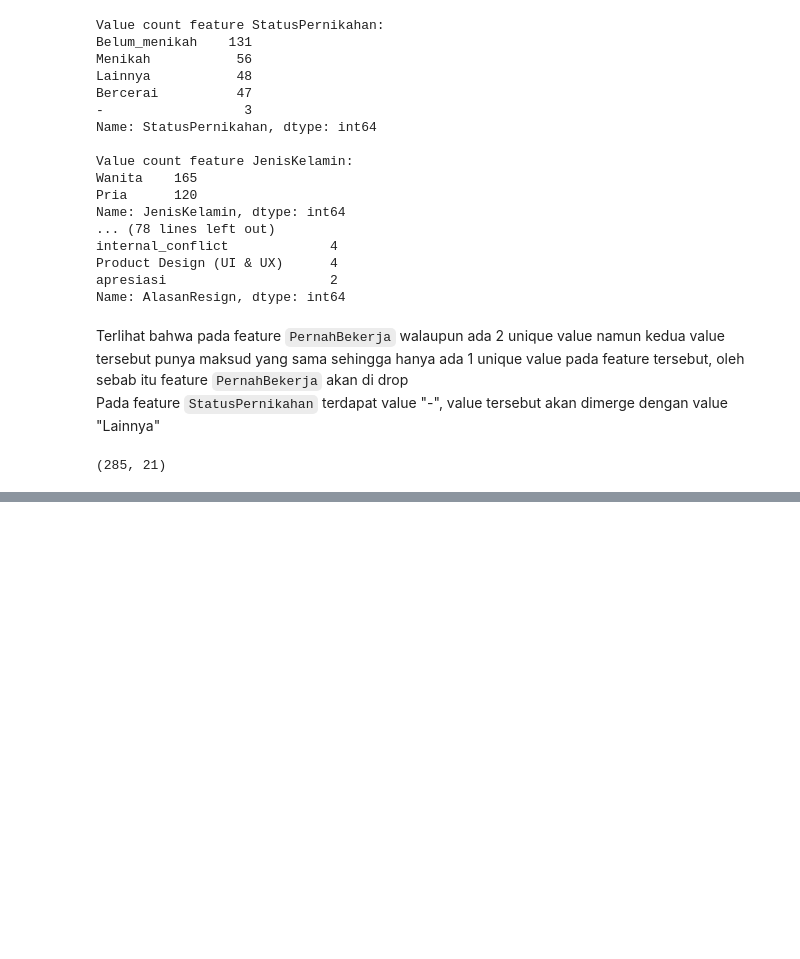
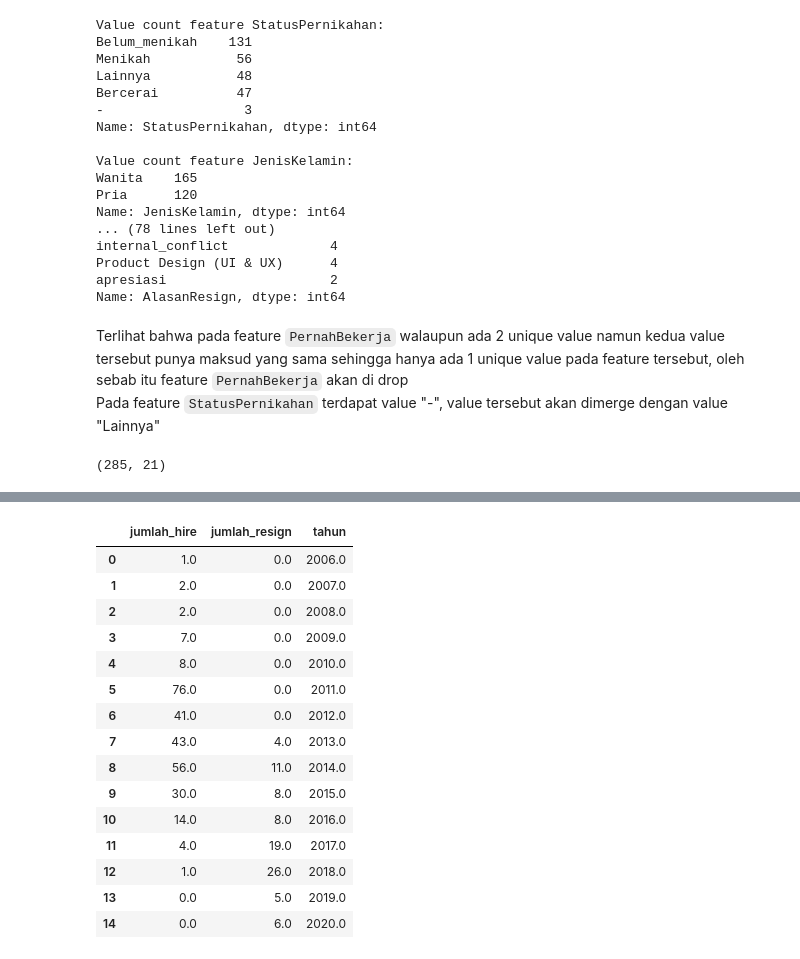
Before and after one commit to garrylgiancarlo/project-emp-retention, a Jupyter notebook: emp-retention.ipynb, the cells around one changed output, grey strips where cells are left out. Saved outputs shown, nothing was run; the diff lists cells and outputs as text; code cells hidden in the pictures; blank space fills up the shorter version.

```diff
--- a/emp-retention.ipynb
+++ b/emp-retention.ipynb
@@ -366,0 +371,7 @@ data_pre.sample(5)
+# %%
+data_an['tahun_hiring'] = pd.DatetimeIndex(data_an['TanggalHiring']).year
+data_an['tahun_resign'] = pd.DatetimeIndex(data_an['TanggalResign']).year
+# %%
+#tabel agregat karyawan yang masuk
+hire_agg = data_an.groupby(['tahun_hiring']).size().reset_index(name='jumlah_karyawan')
+hire_agg
@@ -366,0 +393,4 @@ data_pre.sample(5)
+# %%
+#tabel agregat karyawan yang keluar
+resign_agg = data_an.groupby(['tahun_resign']).size().reset_index(name='jumlah_karyawan')
+resign_agg
@@ -366,0 +408,30 @@ data_pre.sample(5)
+# %%
+# outer join the two table based on year_hiring and year_resign
+data_hiring_resign = pd.merge(hire_agg, resign_agg, left_on='tahun_hiring', right_on='tahun_resign', how='outer')
+# use fillna() function to fill missing values with 0
+data_hiring_resign.fillna(0, inplace=True)
+# combine tahun_hiring and tahun_resign into one column 'tahun'
+data_hiring_resign['tahun'] = data_hiring_resign[['tahun_hiring', 'tahun_resign']].max(axis=1)
+# drop tahun_hiring and tahun_resign
+data_hiring_resign.drop(['tahun_hiring','tahun_resign'], axis=1, inplace=True)
+data_hiring_resign = data_hiring_resign[data_hiring_resign['tahun'] != 2021]
+data_hiring_resign.rename(columns={'jumlah_karyawan_x': 'jumlah_hire', 'jumlah_karyawan_y': 'jumlah_resign'}, inplace=True)
+# %%
+data_hiring_resign
+# %% [output]
+|  | jumlah_hire | jumlah_resign | tahun |
+| 0 | 1.0 | 0.0 | 2006.0 |
+| 1 | 2.0 | 0.0 | 2007.0 |
+| 2 | 2.0 | 0.0 | 2008.0 |
+| 3 | 7.0 | 0.0 | 2009.0 |
+| 4 | 8.0 | 0.0 | 2010.0 |
+| 5 | 76.0 | 0.0 | 2011.0 |
+| 6 | 41.0 | 0.0 | 2012.0 |
+| 7 | 43.0 | 4.0 | 2013.0 |
+| 8 | 56.0 | 11.0 | 2014.0 |
+| 9 | 30.0 | 8.0 | 2015.0 |
+| 10 | 14.0 | 8.0 | 2016.0 |
+| 11 | 4.0 | 19.0 | 2017.0 |
+| 12 | 1.0 | 26.0 | 2018.0 |
+| 13 | 0.0 | 5.0 | 2019.0 |
+| 14 | 0.0 | 6.0 | 2020.0 |
```
Also changed, not shown: parts of 11 cells of this notebook.
